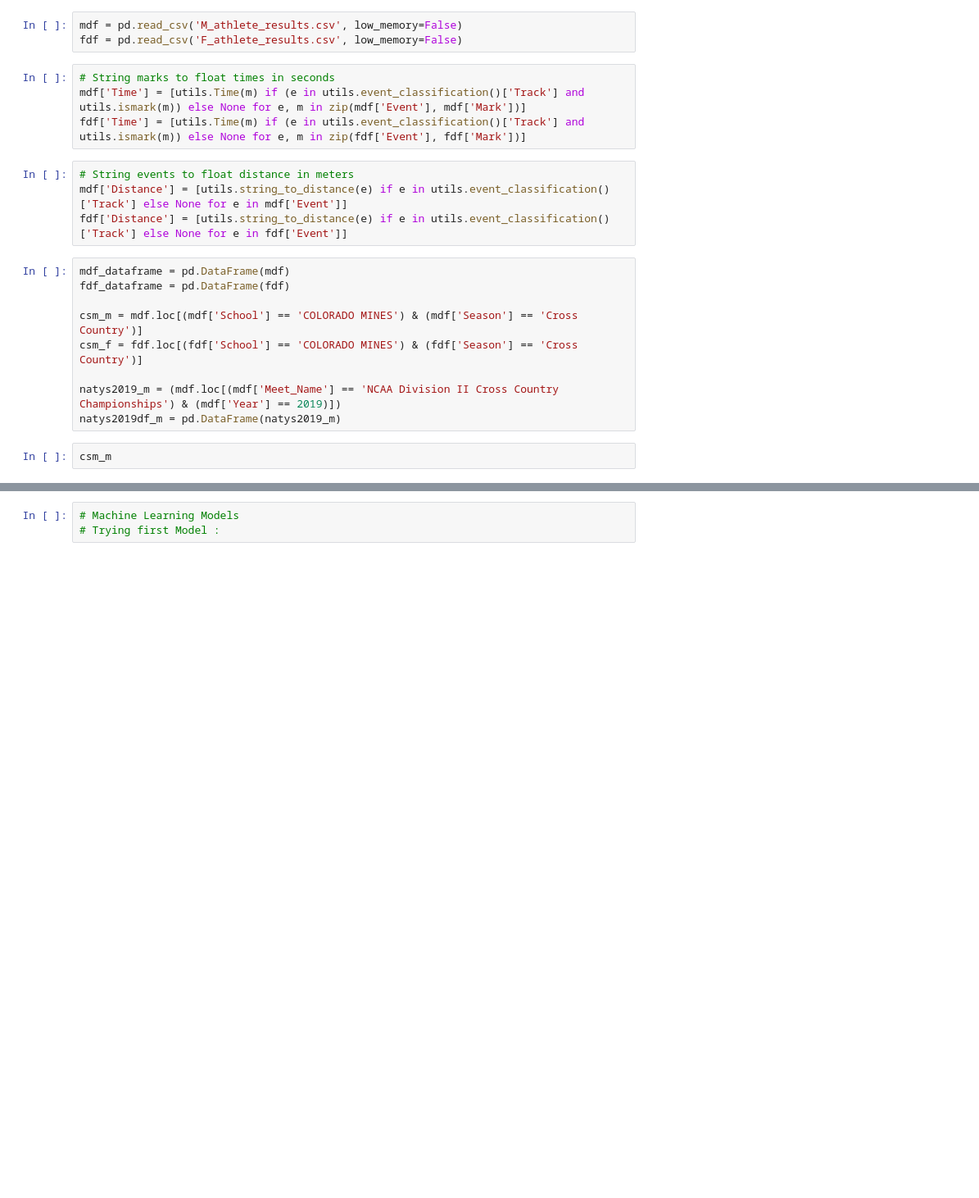
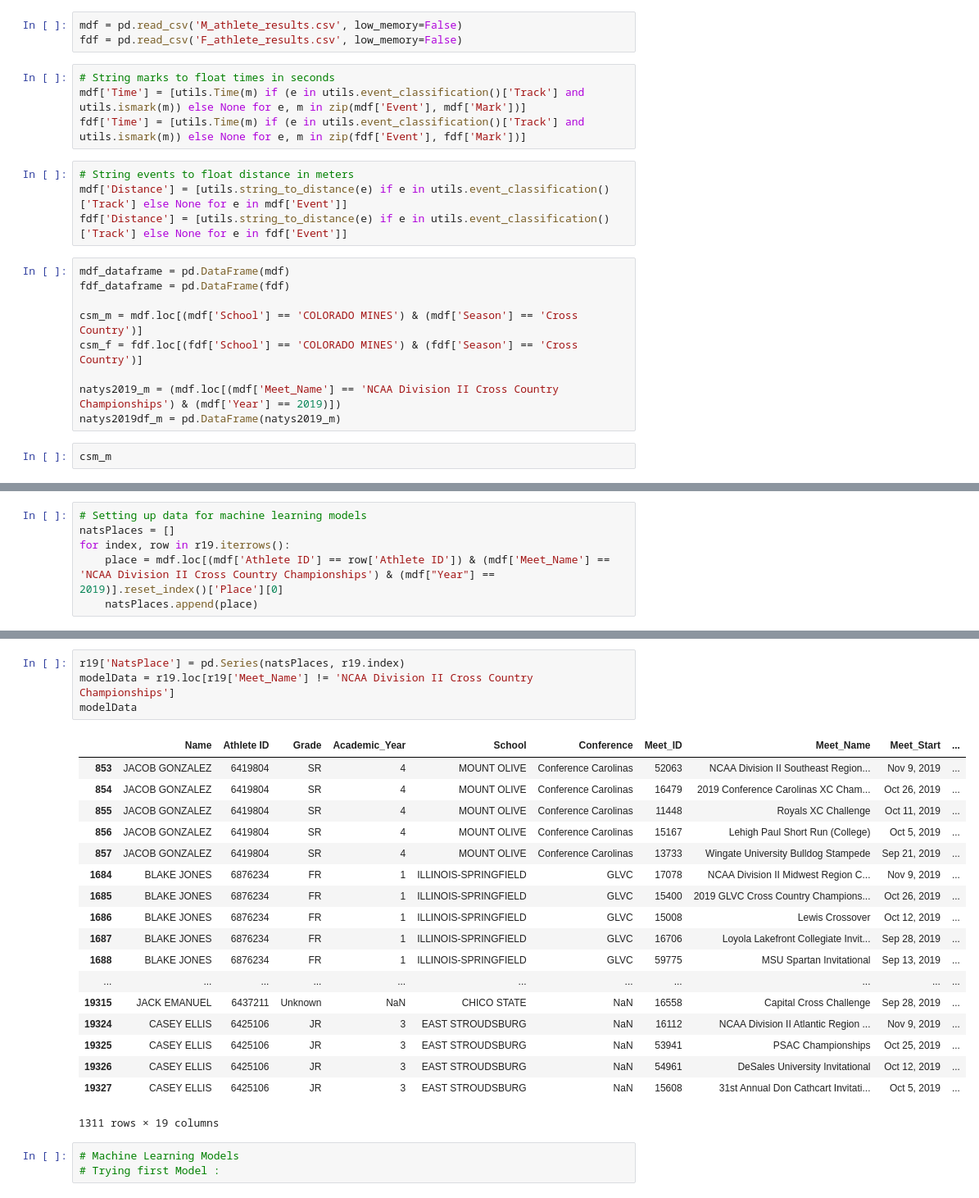
Before and after one commit to LukeJSD/ML-Play-With-Data, a Jupyter notebook: MidTerm Project.ipynb, the cells around one changed output, grey strips where cells are left out. Shown at 82% size. Saved outputs shown, nothing was run; the diff lists cells and outputs as text; blank space fills up the shorter version.

Commit message:
Data is readyyyyy

```diff
--- a/MidTerm Project.ipynb
+++ b/MidTerm Project.ipynb
@@ -51,0 +50,6 @@ r19
+# %%
+# Setting up data for machine learning models
+natsPlaces = []
+for index, row in r19.iterrows():
+    place = mdf.loc[(mdf['Athlete ID'] == row['Athlete ID']) & (mdf['Meet_Name'] == 'NCAA Division II Cross Country Championships') & (mdf["Year"] == 2019)].reset_index()['Place'][0]
+    natsPlaces.append(place)
@@ -52,3 +74,26 @@ r19
+# %%
+r19['NatsPlace'] = pd.Series(natsPlaces, r19.index)
+modelData = r19.loc[r19['Meet_Name'] != 'NCAA Division II Cross Country Championships']
+modelData
+# %% [output]
+|  | Name | Athlete ID | Grade | Academic_Year | School | Conference | Meet_ID | Meet_Name | Meet_Start | ... |
+| 853 | JACOB GONZALEZ | 6419804 | SR | 4 | MOUNT OLIVE | Conference Carolinas | 52063 | NCAA Division II Southeast Region... | Nov 9, 2019 | ... |
+| 854 | JACOB GONZALEZ | 6419804 | SR | 4 | MOUNT OLIVE | Conference Carolinas | 16479 | 2019 Conference Carolinas XC Cham... | Oct 26, 2019 | ... |
+| 855 | JACOB GONZALEZ | 6419804 | SR | 4 | MOUNT OLIVE | Conference Carolinas | 11448 | Royals XC Challenge | Oct 11, 2019 | ... |
+| 856 | JACOB GONZALEZ | 6419804 | SR | 4 | MOUNT OLIVE | Conference Carolinas | 15167 | Lehigh Paul Short Run (College) | Oct 5, 2019 | ... |
+| 857 | JACOB GONZALEZ | 6419804 | SR | 4 | MOUNT OLIVE | Conference Carolinas | 13733 | Wingate University Bulldog Stampede | Sep 21, 2019 | ... |
+| 1684 | BLAKE JONES | 6876234 | FR | 1 | ILLINOIS-SPRINGFIELD | GLVC | 17078 | NCAA Division II Midwest Region C... | Nov 9, 2019 | ... |
+| 1685 | BLAKE JONES | 6876234 | FR | 1 | ILLINOIS-SPRINGFIELD | GLVC | 15400 | 2019 GLVC Cross Country Champions... | Oct 26, 2019 | ... |
+| 1686 | BLAKE JONES | 6876234 | FR | 1 | ILLINOIS-SPRINGFIELD | GLVC | 15008 | Lewis Crossover | Oct 12, 2019 | ... |
+| 1687 | BLAKE JONES | 6876234 | FR | 1 | ILLINOIS-SPRINGFIELD | GLVC | 16706 | Loyola Lakefront Collegiate Invit... | Sep 28, 2019 | ... |
+| 1688 | BLAKE JONES | 6876234 | FR | 1 | ILLINOIS-SPRINGFIELD | GLVC | 59775 | MSU Spartan Invitational | Sep 13, 2019 | ... |
+| ... | ... | ... | ... | ... | ... | ... | ... | ... | ... | ... |
+| 19315 | JACK EMANUEL | 6437211 | Unknown | NaN | CHICO STATE | NaN | 16558 | Capital Cross Challenge | Sep 28, 2019 | ... |
+| 19324 | CASEY ELLIS | 6425106 | JR | 3 | EAST STROUDSBURG | NaN | 16112 | NCAA Division II Atlantic Region ... | Nov 9, 2019 | ... |
+| 19325 | CASEY ELLIS | 6425106 | JR | 3 | EAST STROUDSBURG | NaN | 53941 | PSAC Championships | Oct 25, 2019 | ... |
+| 19326 | CASEY ELLIS | 6425106 | JR | 3 | EAST STROUDSBURG | NaN | 54961 | DeSales University Invitational | Oct 12, 2019 | ... |
+| 19327 | CASEY ELLIS | 6425106 | JR | 3 | EAST STROUDSBURG | NaN | 15608 | 31st Annual Don Cathcart Invitati... | Oct 5, 2019 | ... |
+1311 rows × 19 columns
 # %%
 # Machine Learning Models
 # Trying first Model :
```
Also changed, not shown: parts of 3 cells of this notebook.
